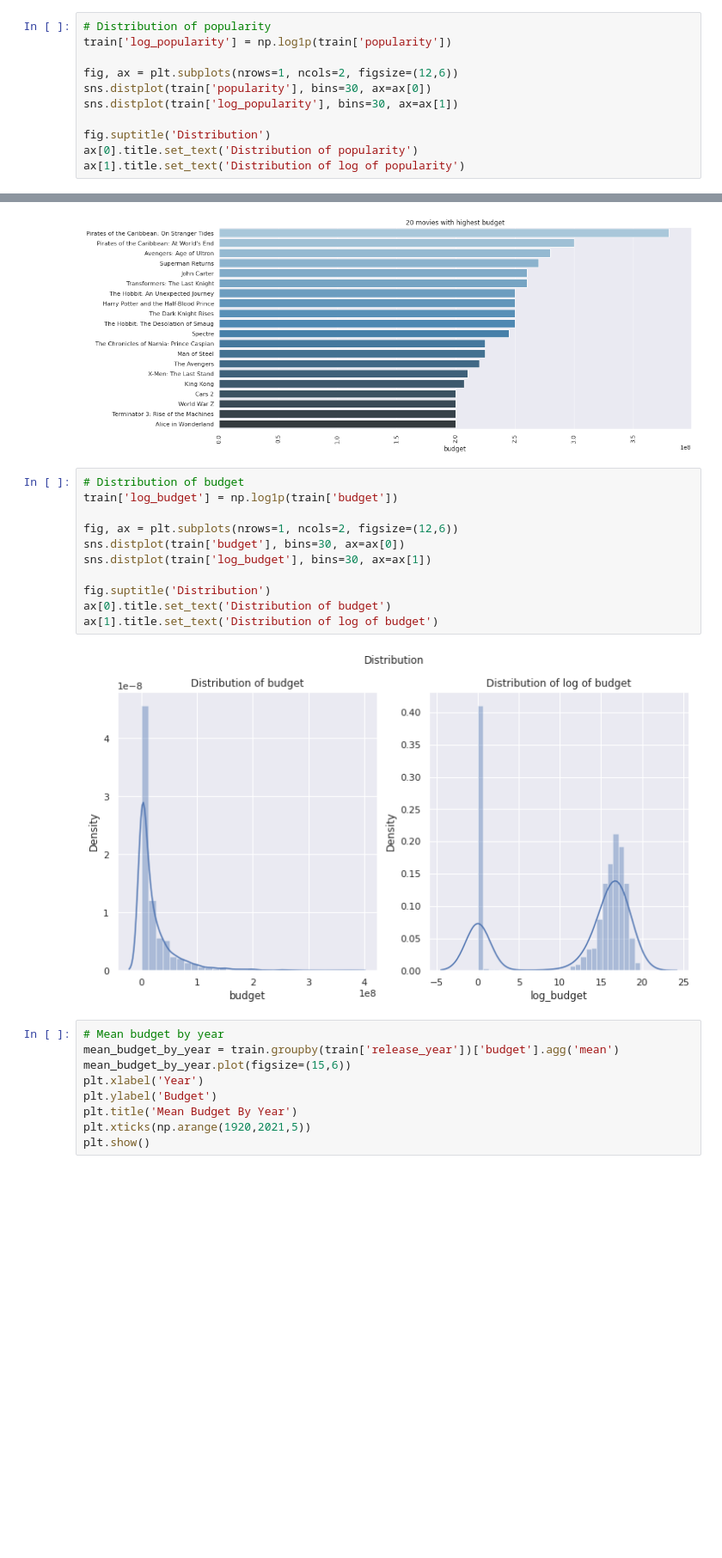
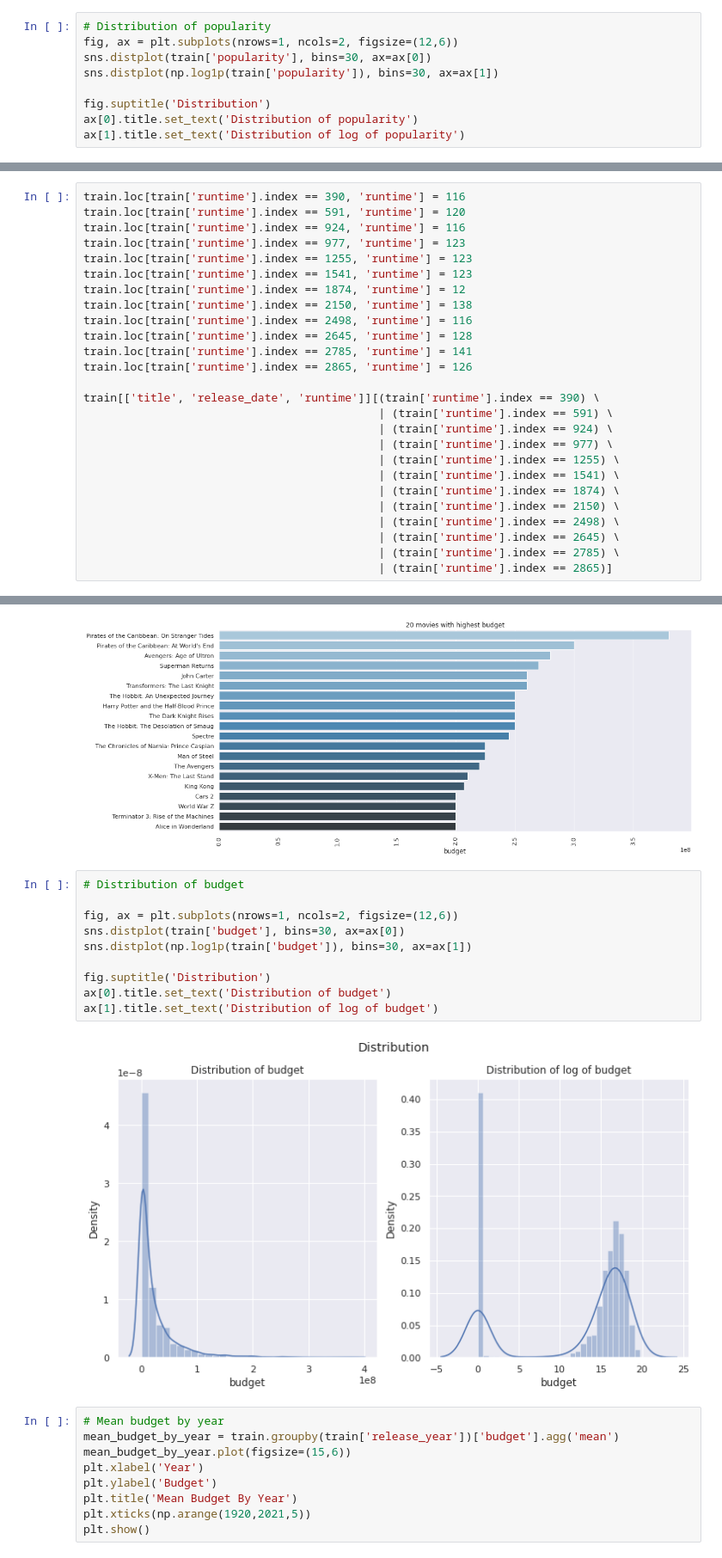
Before and after one commit to eRafaell/kaggle_tmdb_box_office_prediction, a Jupyter notebook: tmdb_box_office_prediction.ipynb, the cells around one changed output, grey strips where cells are left out. Shown at 86% size. Drawn from its saved outputs; the diff is of its cells as text; blank space fills up the shorter version.

```diff
--- a/tmdb_box_office_prediction.ipynb
+++ b/tmdb_box_office_prediction.ipynb
@@ -1540,11 +1552,9 @@ plt.show()
 [figure]
 # %%
 # Distribution of popularity
-train['log_popularity'] = np.log1p(train['popularity'])
-
 fig, ax = plt.subplots(nrows=1, ncols=2, figsize=(12,6))
 sns.distplot(train['popularity'], bins=30, ax=ax[0])
-sns.distplot(train['log_popularity'], bins=30, ax=ax[1])
+sns.distplot(np.log1p(train['popularity']), bins=30, ax=ax[1])
 
 fig.suptitle('Distribution')
 ax[0].title.set_text('Distribution of popularity')
@@ -1803,0 +1833,26 @@ train[['title','runtime']][train['runtime'] == 0]
+# %%
+train.loc[train['runtime'].index == 390, 'runtime'] = 116
+train.loc[train['runtime'].index == 591, 'runtime'] = 120
+train.loc[train['runtime'].index == 924, 'runtime'] = 116
+train.loc[train['runtime'].index == 977, 'runtime'] = 123
+train.loc[train['runtime'].index == 1255, 'runtime'] = 123
+train.loc[train['runtime'].index == 1541, 'runtime'] = 123
+train.loc[train['runtime'].index == 1874, 'runtime'] = 12
+train.loc[train['runtime'].index == 2150, 'runtime'] = 138
+train.loc[train['runtime'].index == 2498, 'runtime'] = 116
+train.loc[train['runtime'].index == 2645, 'runtime'] = 128
+train.loc[train['runtime'].index == 2785, 'runtime'] = 141
+train.loc[train['runtime'].index == 2865, 'runtime'] = 126
+
+train[['title', 'release_date', 'runtime']][(train['runtime'].index == 390) \
+                                            | (train['runtime'].index == 591) \
+                                            | (train['runtime'].index == 924) \
+                                            | (train['runtime'].index == 977) \
+                                            | (train['runtime'].index == 1255) \
+                                            | (train['runtime'].index == 1541) \
+                                            | (train['runtime'].index == 1874) \
+                                            | (train['runtime'].index == 2150) \
+                                            | (train['runtime'].index == 2498) \
+                                            | (train['runtime'].index == 2645) \
+                                            | (train['runtime'].index == 2785) \
+                                            | (train['runtime'].index == 2865)]
@@ -2061,17 +2144,16 @@ plt.show()
 [figure]
 # %%
 # Distribution of budget
-train['log_budget'] = np.log1p(train['budget'])
 
 fig, ax = plt.subplots(nrows=1, ncols=2, figsize=(12,6))
 sns.distplot(train['budget'], bins=30, ax=ax[0])
-sns.distplot(train['log_budget'], bins=30, ax=ax[1])
+sns.distplot(np.log1p(train['budget']), bins=30, ax=ax[1])
 
 fig.suptitle('Distribution')
 ax[0].title.set_text('Distribution of budget')
 ax[1].title.set_text('Distribution of log of budget')
 # %% [output]
-[figure, old version]
+[figure, new version]
 # %%
 # Mean budget by year
 mean_budget_by_year = train.groupby(train['release_year'])['budget'].agg('mean')
```
Also changed, not shown: parts of 72 cells of this notebook.
